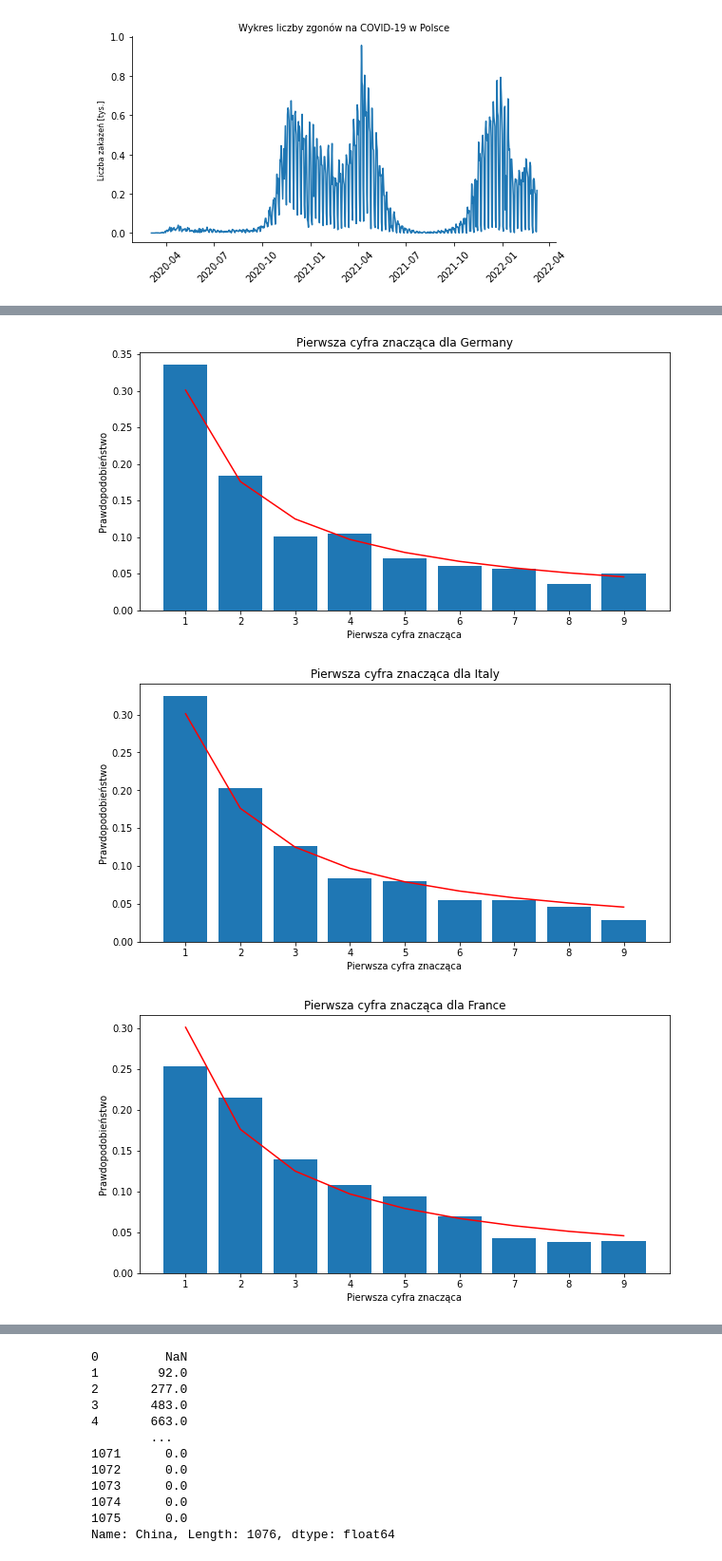
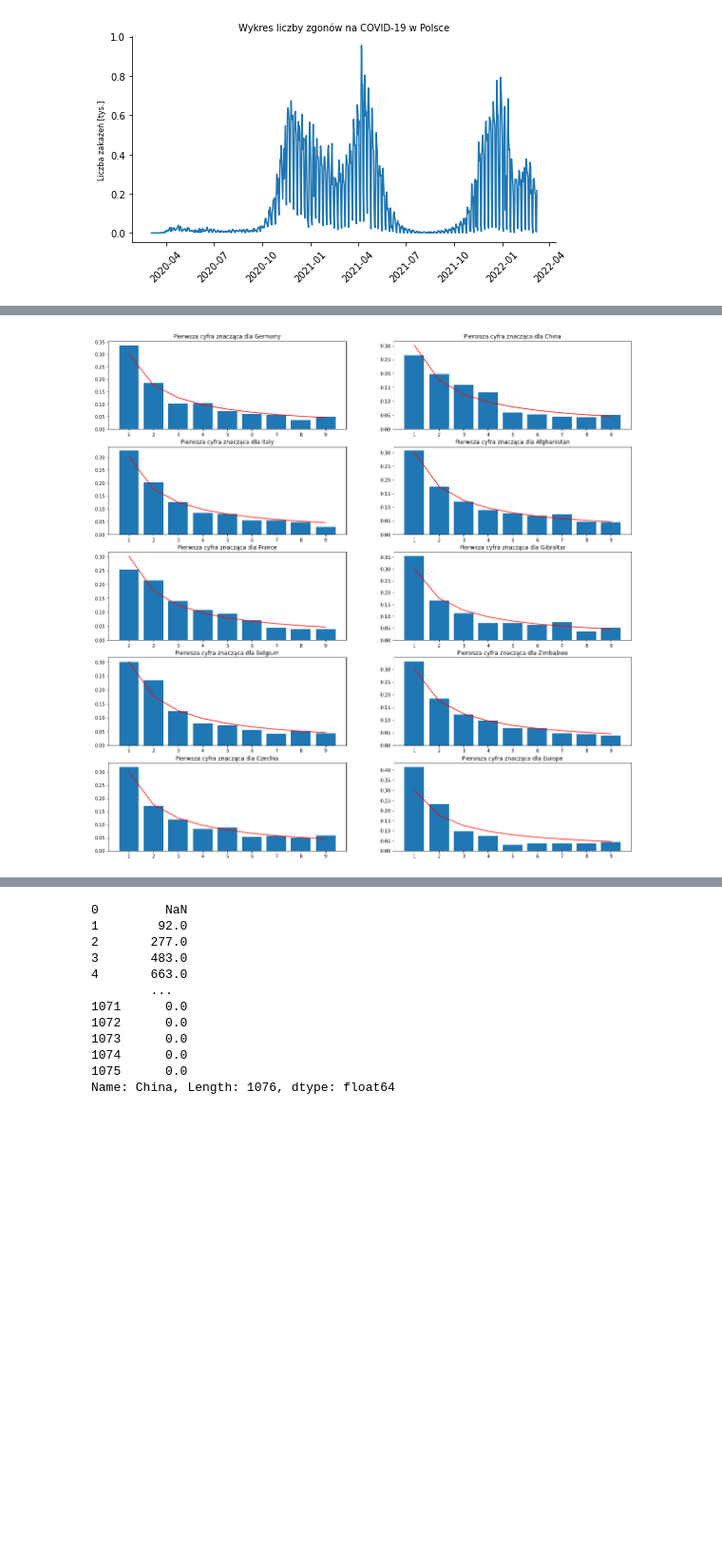
Before and after one commit to antoniperuzynski/BenfordsLaw, a Jupyter notebook: Benford_Law.ipynb, the cells around one changed output, grey strips where cells are left out. Shown: that part at 95% size. Saved outputs shown, nothing was run; the diff lists cells and outputs as text; code cells hidden in the pictures; blank space fills up the shorter version.

Commit message:
Change graphs for comparison data vs BenfordLaw

```diff
--- a/Benford_Law.ipynb
+++ b/Benford_Law.ipynb
@@ -659,35 +706,61 @@ first_digit_chart(empirical_frequency_deaths, theoretical_1st_number)
 # %%
 # fig, axes = plt.subplots(3, 4, figsize=(25, 15))
 
 # fig.suptitle('First digit for countries')
 
 
 # fig, axs = plt.subplots(2, 3)
 # axs[0, 0].plot(x, y)
 # axs[0, 0].set_title('Axis [0, 0]')
 # axs[0, 1].plot(x, y, 'tab:orange')
 # axs[0, 1].set_title('Axis [0, 1]')
 # axs[1, 0].plot(x, -y, 'tab:green')
 # axs[1, 0].set_title('Axis [1, 0]')
 # axs[1, 1].plot(x, -y, 'tab:red')
 # axs[1, 1].set_title('Axis [1, 1]')
 
-
+figure, axis = plt.subplots(5, 2, figsize=(20, 20))
 k=0
 j=0
 
-for i in ["Germany", "Italy", "France", "Belgium", "Europe", "China"]:
+for i in ["Germany", "Italy", "France", "Belgium", "Europe", "China", "Afghanistan", "Gibraltar", "Zimbabwe", "Czechia"]:
 
   df = newCasesForCountry(dfAll, i)
 
   empirical_counts, empirical_frequency, total_count, digit = count_first_digit(df['new_cases'])
-  empirical_counts2, empirical_frequency2, total_count2, digit2 = count_second_digit(df['new_cases'])
-  empirical_two_first_counts, empirical_two_first_frequency2, total_two_first_count2, digit_two_first = count_two_first_digit(df['new_cases'])
-  pl = first_digit_chart(empirical_frequency, theoretical_1st_number, "Pierwsza cyfra znacząca dla " + i)
+  #empirical_counts2, empirical_frequency2, total_count2, digit2 = count_second_digit(df['new_cases'])
+  #empirical_two_first_counts, empirical_two_first_frequency2, total_two_first_count2, digit_two_first = count_two_first_digit(df['new_cases'])
+
+
+  #first_digit_chart(empirical_frequency, theoretical_1st_number, "Pierwsza cyfra znacząca dla " + i)
   #pl.show()
-  k=(k+1)%3
-  j=(j+1)%2
+
+
+  x = [i for i in range(1,10)]
+  x = np.array(x)
+  y1 = np.array(empirical_frequency)
+  y2 = np.array(theoretical_1st_number)
+
+
+  # plt.figure(figsize=(10, 5))
+  #plt.xticks(x)
+
+
+  # plt.ylabel("Prawdopodobieństwo")
+  # plt.xlabel("Pierwsza cyfra znacząca")
+  #plt.title(title)
+  #plt.scatter(x, y2, s=150, c='red', zorder=2, marker = 11)
+  # plt.plot(x, y2, zorder = 2, c='red')
+  # plt.bar(x, y1)
+
+
+  axis[k, j].set_xticks(x)
+  axis[k, j].plot(x, y2, zorder = 2, c='red')
+  axis[k, j].bar(x, y1)
+  axis[k, j].set_title("Pierwsza cyfra znacząca dla " + i)
+  k=(k+1)%5
+  if k==4: j+=1
+  j=(j)%2
+plt.show()
 # %% [output]
-[figure, old version]
+[figure, new version]
-[figure, removed]
-[figure, removed]
```
Also changed, not shown: parts of 12 cells of this notebook.
